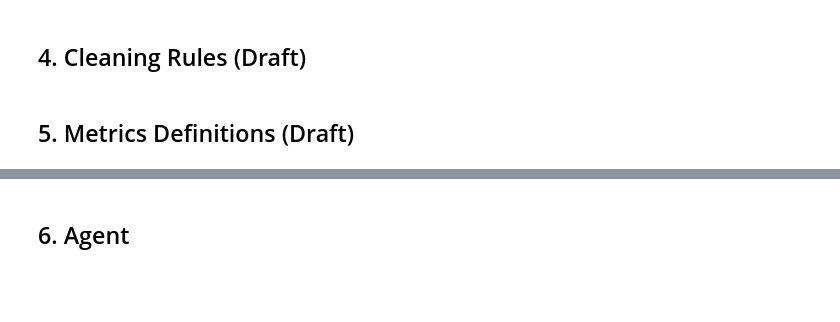
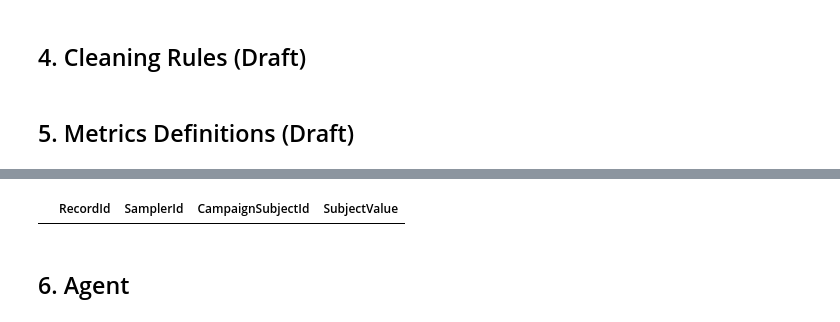
Before and after one commit to garfield-gray/DataMining, a Jupyter notebook: peekageHiringChallenge.ipynb, the cells around one changed output, grey strips where cells are left out. Drawn from its saved outputs; the diff is of its cells as text; code cells hidden in the pictures; blank space fills up the shorter version.

```diff
--- a/peekageHiringChallenge.ipynb
+++ b/peekageHiringChallenge.ipynb
@@ -241,2 +259,10 @@ merged_df.describe()
+# %%
+# calculating it in the worst possible way:)
+#open text
+df = rawData.copy()
+reviewOfData = df[df['CampaignSubjectId'].str.contains('0dfd73bd-6c6e-400c-a036-0ec64085cbeb')]
+reviewOfData
+# %% [output]
+|  | RecordId | SamplerId | CampaignSubjectId | SubjectValue |
 # %% [markdown]
 ## 6. Agent
```
Also changed, not shown: parts of 2 cells of this notebook.
